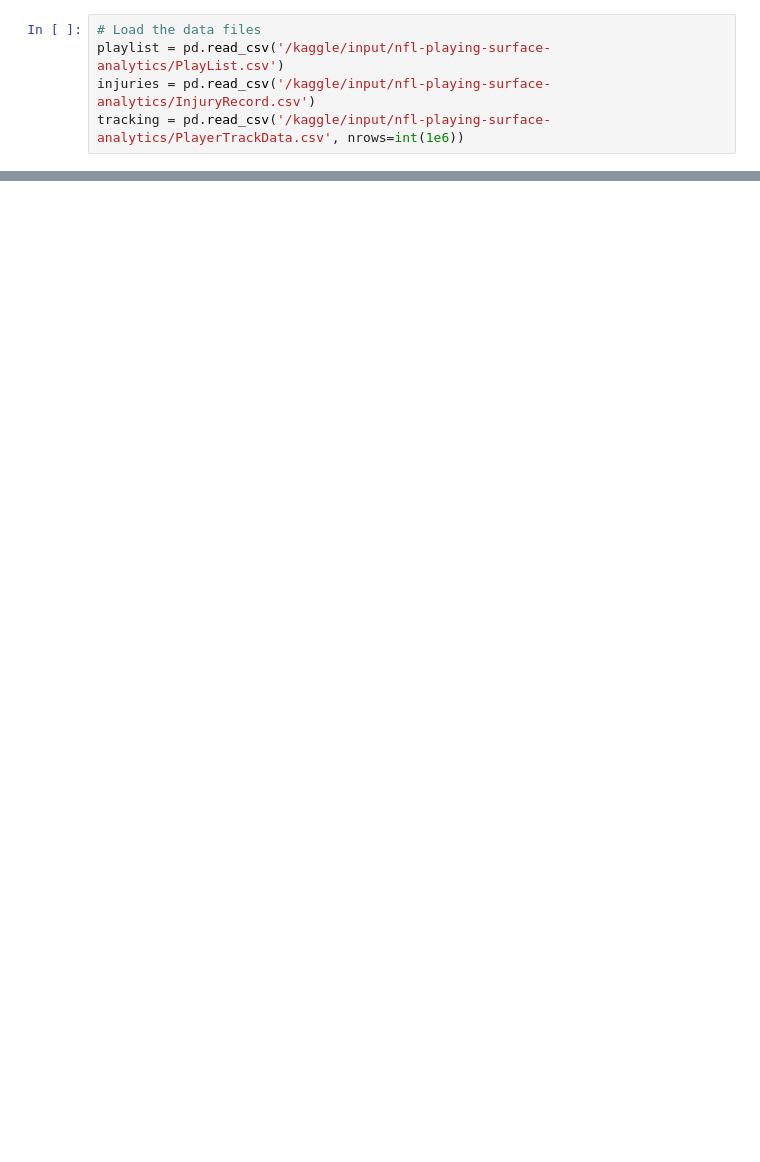
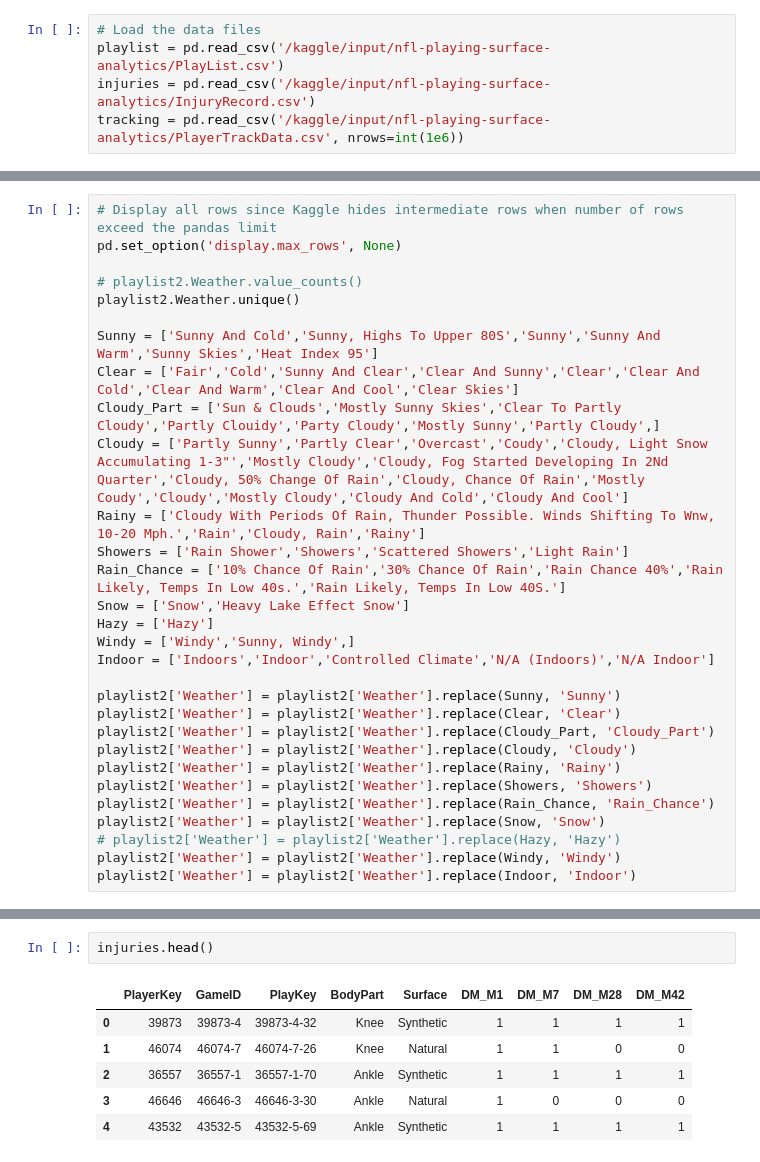
Before and after one commit to Khushir474/NFL-Injury-Investigation, a Jupyter notebook: nfl-injury-investigation.ipynb, the cells around one changed output, grey strips where cells are left out. Saved outputs shown, nothing was run; the diff lists cells and outputs as text; blank space fills up the shorter version.

```diff
--- a/nfl-injury-investigation.ipynb
+++ b/nfl-injury-investigation.ipynb
@@ -27,0 +148,30 @@ tracking = pd.read_csv('/kaggle/input/nfl-playing-surface-analytics/PlayerTrackD
+# %%
+# Display all rows since Kaggle hides intermediate rows when number of rows exceed the pandas limit
+pd.set_option('display.max_rows', None)
+
+# playlist2.Weather.value_counts()
+playlist2.Weather.unique()
+
+Sunny = ['Sunny And Cold','Sunny, Highs To Upper 80S','Sunny','Sunny And Warm','Sunny Skies','Heat Index 95']
+Clear = ['Fair','Cold','Sunny And Clear','Clear And Sunny','Clear','Clear And Cold','Clear And Warm','Clear And Cool','Clear Skies']
+Cloudy_Part = ['Sun & Clouds','Mostly Sunny Skies','Clear To Partly Cloudy','Partly Clouidy','Party Cloudy','Mostly Sunny','Partly Cloudy',]
+Cloudy = ['Partly Sunny','Partly Clear','Overcast','Coudy','Cloudy, Light Snow Accumulating 1-3"','Mostly Cloudy','Cloudy, Fog Started Developing In 2Nd Quarter','Cloudy, 50% Change Of Rain','Cloudy, Chance Of Rain','Mostly Coudy','Cloudy','Mostly Cloudy','Cloudy And Cold','Cloudy And Cool']
+Rainy = ['Cloudy With Periods Of Rain, Thunder Possible. Winds Shifting To Wnw, 10-20 Mph.','Rain','Cloudy, Rain','Rainy']
+Showers = ['Rain Shower','Showers','Scattered Showers','Light Rain']
+Rain_Chance = ['10% Chance Of Rain','30% Chance Of Rain','Rain Chance 40%','Rain Likely, Temps In Low 40s.','Rain Likely, Temps In Low 40S.']
+Snow = ['Snow','Heavy Lake Effect Snow']
+Hazy = ['Hazy']
+Windy = ['Windy','Sunny, Windy',]
+Indoor = ['Indoors','Indoor','Controlled Climate','N/A (Indoors)','N/A Indoor']
+
+playlist2['Weather'] = playlist2['Weather'].replace(Sunny, 'Sunny')
+playlist2['Weather'] = playlist2['Weather'].replace(Clear, 'Clear')
+playlist2['Weather'] = playlist2['Weather'].replace(Cloudy_Part, 'Cloudy_Part')
+playlist2['Weather'] = playlist2['Weather'].replace(Cloudy, 'Cloudy')
+playlist2['Weather'] = playlist2['Weather'].replace(Rainy, 'Rainy')
+playlist2['Weather'] = playlist2['Weather'].replace(Showers, 'Showers')
+playlist2['Weather'] = playlist2['Weather'].replace(Rain_Chance, 'Rain_Chance')
+playlist2['Weather'] = playlist2['Weather'].replace(Snow, 'Snow')
+# playlist2['Weather'] = playlist2['Weather'].replace(Hazy, 'Hazy')
+playlist2['Weather'] = playlist2['Weather'].replace(Windy, 'Windy')
+playlist2['Weather'] = playlist2['Weather'].replace(Indoor, 'Indoor')
@@ -36,0 +281,9 @@ playlist.head()
+# %%
+injuries.head()
+# %% [output]
+|  | PlayerKey | GameID | PlayKey | BodyPart | Surface | DM_M1 | DM_M7 | DM_M28 | DM_M42 |
+| 0 | 39873 | 39873-4 | 39873-4-32 | Knee | Synthetic | 1 | 1 | 1 | 1 |
+| 1 | 46074 | 46074-7 | 46074-7-26 | Knee | Natural | 1 | 1 | 0 | 0 |
+| 2 | 36557 | 36557-1 | 36557-1-70 | Ankle | Synthetic | 1 | 1 | 1 | 1 |
+| 3 | 46646 | 46646-3 | 46646-3-30 | Ankle | Natural | 1 | 0 | 0 | 0 |
+| 4 | 43532 | 43532-5 | 43532-5-69 | Ankle | Synthetic | 1 | 1 | 1 | 1 |
```
Also changed, not shown: parts of 17 cells of this notebook.
